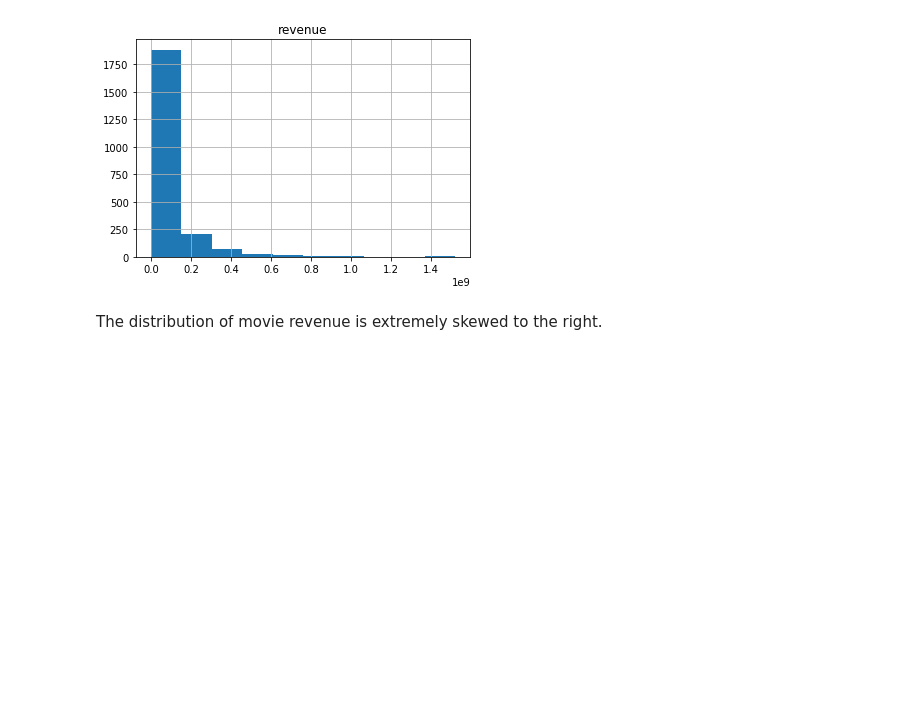
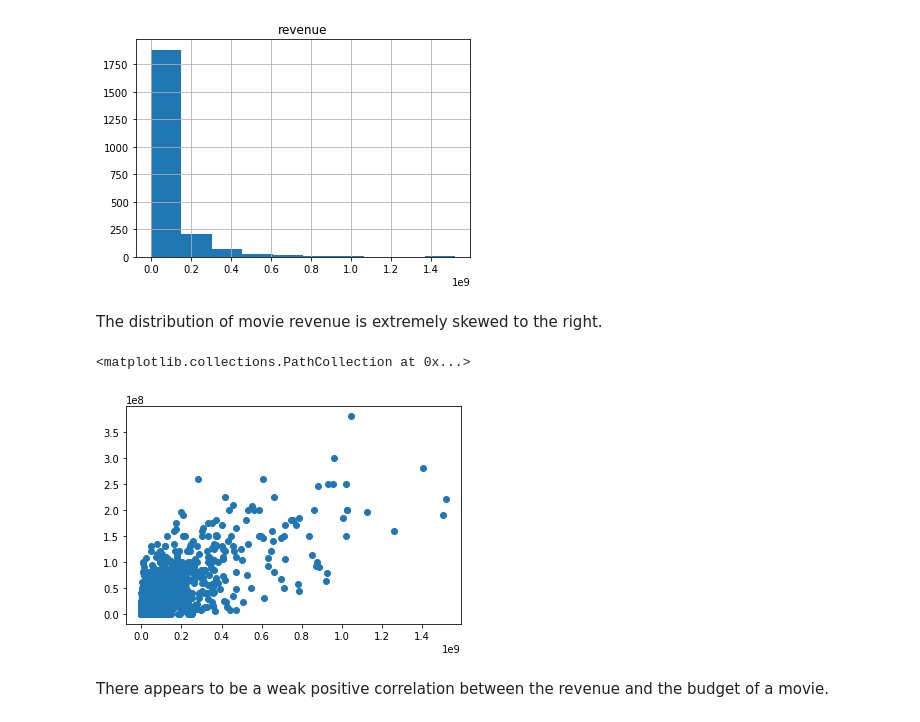
Before and after one commit to amak500/capstone, a Jupyter notebook: Data Acquisition and EDA.ipynb, the cells around one changed output. Cells and saved outputs as stored; diff of their text form; code cells hidden in the pictures; blank space fills up the shorter version.

```diff
--- a/Data Acquisition and EDA.ipynb
+++ b/Data Acquisition and EDA.ipynb
@@ -104,3 +108,10 @@ array([[<matplotlib.axes._subplots.AxesSubplot object at 0x...>]],
 [figure]
 # %% [markdown]
 The distribution of movie revenue is extremely skewed to the right.
+# %%
+plt.scatter(train_data.revenue,train_data.budget)
+# %% [output]
+<matplotlib.collections.PathCollection at 0x...>
+[figure, added]
+# %% [markdown]
+There appears to be a weak positive correlation between the revenue and the budget of a movie.
```
Also changed, not shown: parts of 2 cells of this notebook, 1 other file.
